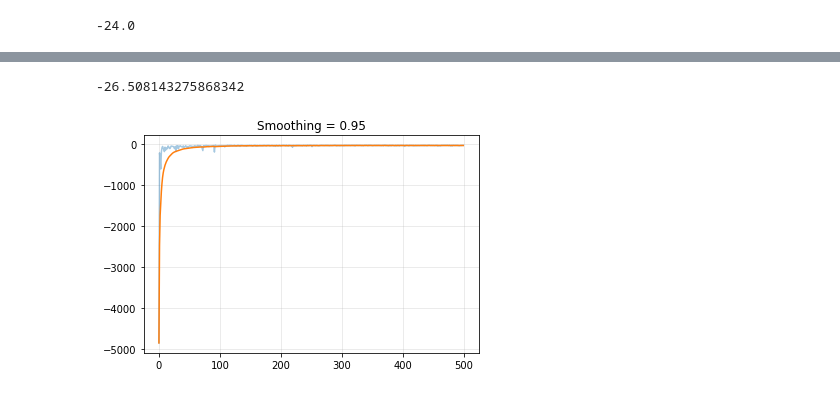
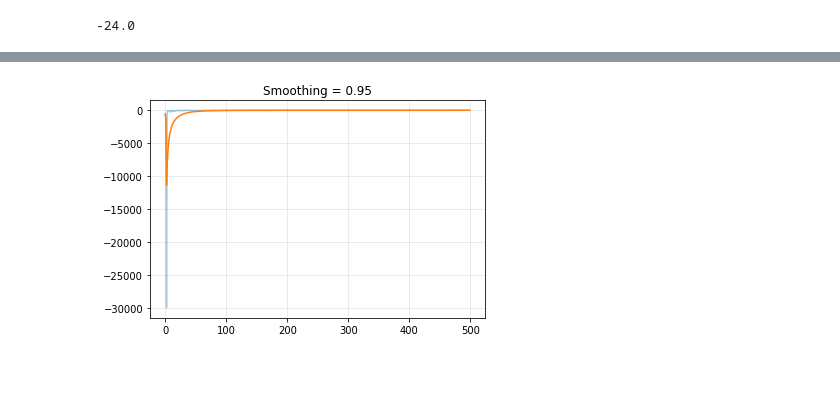
Before and after one commit to otaviojacobi/tcc, a Jupyter notebook: muzero-options/learn.ipynb, the cells around one changed output, grey strips where cells are left out. Cells and saved outputs as stored; diff of their text form; code cells hidden in the pictures.

```diff
--- a/muzero-options/learn.ipynb
+++ b/muzero-options/learn.ipynb
@@ -79,6 +38,6 @@ for position in tqdm(env.possible_positions):
 # %%
-SIMULATIONS = 40
-SIM_FINISHS = 10000
+SIMULATIONS = 30
+SIM_FINISHS = 30000
 GAMES = 500
 ALPHA=0.01
 # %%
@@ -89,5 +46,5 @@ mu = MuZero(env, options)
 # %%
 start = time.time()
-returns = mu.learn(GAMES, SIMULATIONS, alpha=ALPHA)
+returns, argmax_returns = mu.learn(GAMES, SIMULATIONS, alpha=ALPHA)
 
 end = time.time()
@@ -209,22 +147,18 @@ plt.plot(returns[0:1000])
-# %%
-mu.f.v_table[(1,1)]
-# %% [output]
--26.508143275868342
 # %%
-df = pd.DataFrame(data = {'value': np.array(returns)})
+df = pd.DataFrame(data = {'value': np.array(returns[0:])})
 
 SMOOTHING = 0.95
 smooth = df.ewm(alpha=(1 - SMOOTHING)).mean()
 
 
 plt.plot(df["value"], alpha=0.4)
 plt.plot(smooth["value"])
 plt.title("Smoothing = {}".format(SMOOTHING))
 plt.grid(alpha=0.3)
 
 plt.show()
 # %% [output]
-[figure, old version]
+[figure, new version]
 # %%
 first_room_pos = [(i,j) for i in range(6) for j in range(8)]
 second_room_pos = [(i,j) for i in range(6) for j in range(9, 15)]
```
Also changed, not shown: parts of 34 cells of this notebook, 13 other files.
